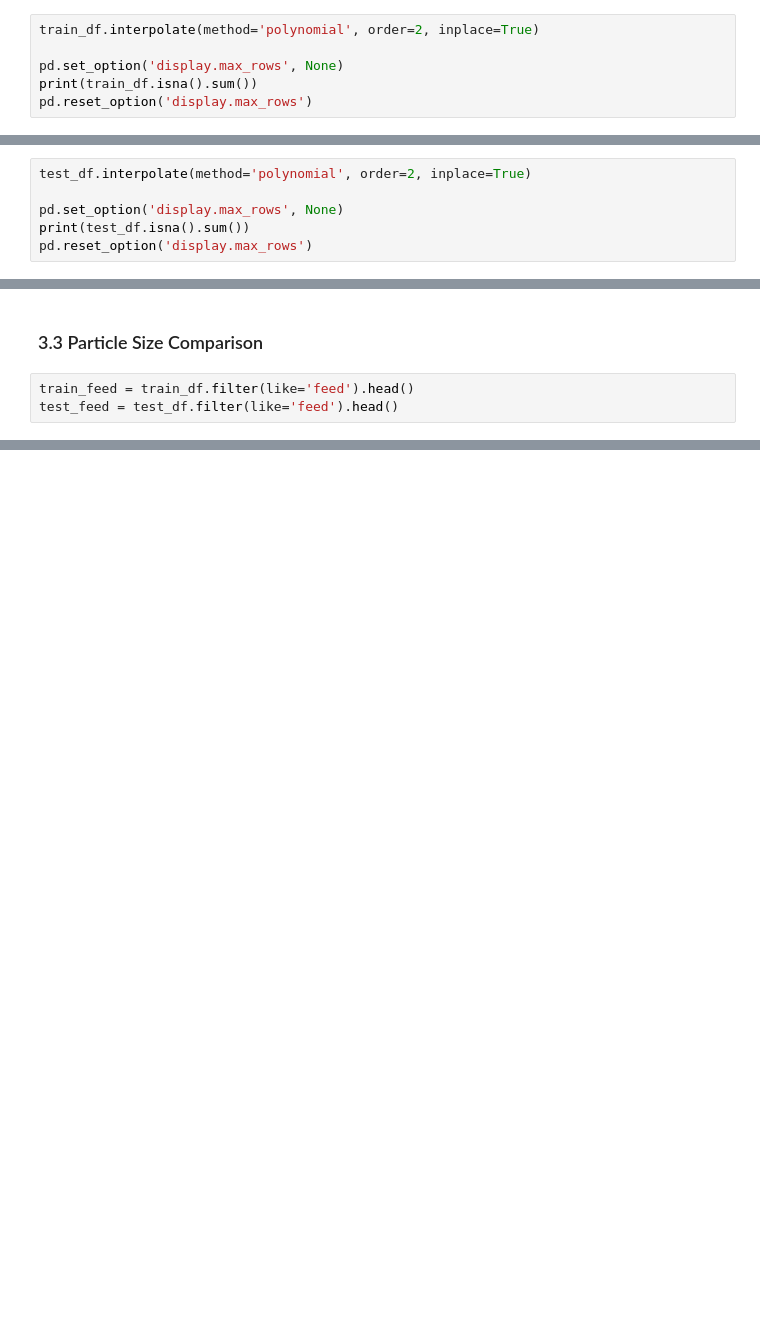
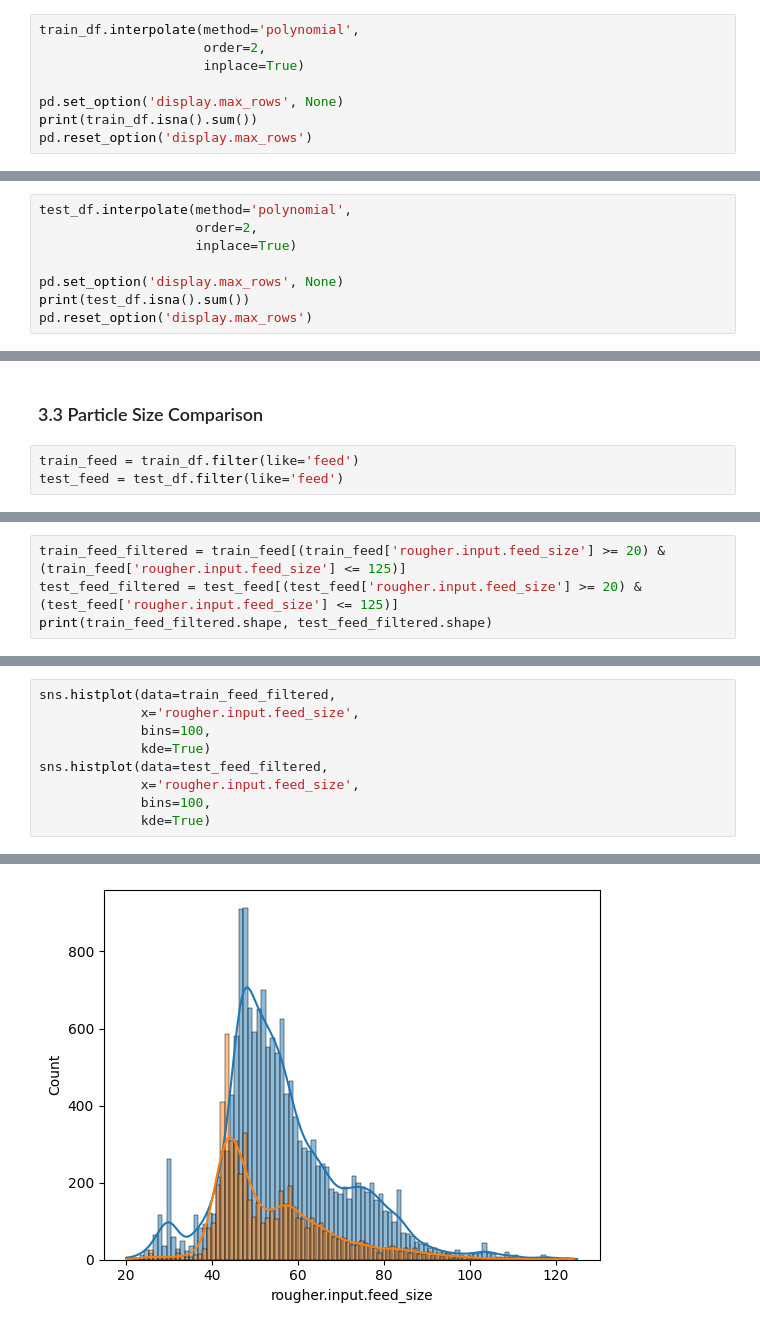
Before and after one commit to Vyncent-vdW/sprint_ten_gold_mining_project, a Jupyter notebook: sprint_ten_gold_mining_project_nb.ipynb, the cells around one changed output, grey strips where cells are left out. Drawn from its saved outputs; the diff is of its cells as text; blank space fills up the shorter version.

```diff
--- a/sprint_ten_gold_mining_project_nb.ipynb
+++ b/sprint_ten_gold_mining_project_nb.ipynb
@@ -552,7 +545,9 @@ secondary_cleaner.state.floatbank6_a_air               0.610913
 secondary_cleaner.state.floatbank6_a_level             0.504152
 dtype: float64
 # %%
-train_df.interpolate(method='polynomial', order=2, inplace=True)
+train_df.interpolate(method='polynomial',
+                     order=2,
+                     inplace=True)
 
 pd.set_option('display.max_rows', None)
 print(train_df.isna().sum())
@@ -622,7 +617,9 @@ secondary_cleaner.state.floatbank6_a_air      0.273224
 secondary_cleaner.state.floatbank6_a_level    0.273224
 dtype: float64
 # %%
-test_df.interpolate(method='polynomial', order=2, inplace=True)
+test_df.interpolate(method='polynomial',
+                    order=2,
+                    inplace=True)
 
 pd.set_option('display.max_rows', None)
 print(test_df.isna().sum())
@@ -1466,6 +1469,6 @@ plt.show()
 # %% [markdown]
 ### 3.3 Particle Size Comparison
 # %%
-train_feed = train_df.filter(like='feed').head()
-test_feed = test_df.filter(like='feed').head()
+train_feed = train_df.filter(like='feed')
+test_feed = test_df.filter(like='feed')
 # %%
@@ -1485,0 +1512,4 @@ display(train_feed, test_feed)
+# %%
+train_feed_filtered = train_feed[(train_feed['rougher.input.feed_size'] >= 20) & (train_feed['rougher.input.feed_size'] <= 125)]
+test_feed_filtered = test_feed[(test_feed['rougher.input.feed_size'] >= 20) & (test_feed['rougher.input.feed_size'] <= 125)]
+print(train_feed_filtered.shape, test_feed_filtered.shape)
@@ -1485,0 +1518,10 @@ display(train_feed, test_feed)
+# %%
+sns.histplot(data=train_feed_filtered,
+             x='rougher.input.feed_size',
+             bins=100,
+             kde=True)
+sns.histplot(data=test_feed_filtered,
+             x='rougher.input.feed_size',
+             bins=100,
+             kde=True)
+# %% [output]
@@ -1485,0 +1529 @@ display(train_feed, test_feed)
+[figure, added]
```
Also changed, not shown: parts of 30 cells of this notebook.
